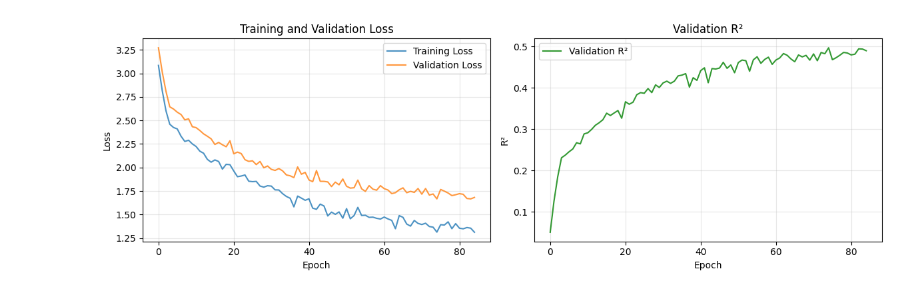
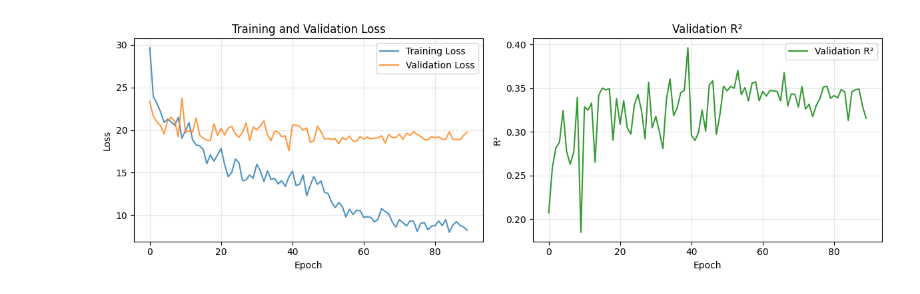
Before and after one commit to Benomin/Approx_Grad_Methoden, a Jupyter notebook: Synthetic Data.ipynb, the cells around one changed output. Drawn from its saved outputs; the diff is of its cells as text; code cells hidden in the pictures.

```diff
--- a/Synthetic Data.ipynb
+++ b/Synthetic Data.ipynb
@@ -329,10 +126,9 @@ from typing import Dict, List, Tuple
 import time
 
 class MLPRegressor(nn.Module):
-    """Multi-layer Perceptron for Regression"""
 
-    def __init__(self, input_dim: int, hidden_dims: List[int] = [64, 32],
-                 dropout_rate: float = 0.2):
+    def __init__(self, input_dim: int = 12, hidden_dims: List[int] = [256,128,64],
+                 dropout_rate: float = 0.4):
         super(MLPRegressor, self).__init__()
 
         layers = []
@@ -347,7 +143,6 @@ class MLPRegressor(nn.Module):
             ])
             prev_dim = hidden_dim
 
-        # Output layer
         layers.append(nn.Linear(prev_dim, 1))
 
         self.network = nn.Sequential(*layers)
@@ -357,7 +152,6 @@ class MLPRegressor(nn.Module):
 
 
 class TorchTrainer:
-    """Trainer class for PyTorch models"""
 
     def __init__(self, model: nn.Module,
                  device: str = None):
@@ -369,7 +163,7 @@ class TorchTrainer:
 
     def prepare_data(self, X: np.ndarray, y: np.ndarray, batch_size: int = 32,
                     shuffle: bool = True) -> DataLoader:
-        """Convert numpy arrays to PyTorch DataLoader"""
+
         X_tensor = torch.FloatTensor(X)
 
         y_tensor = torch.FloatTensor(y)
@@ -378,7 +172,7 @@ class TorchTrainer:
         return DataLoader(dataset, batch_size=batch_size, shuffle=shuffle)
 
     def train_epoch(self, train_loader: DataLoader, optimizer: optim.Optimizer) -> float:
-        """Train for one epoch"""
+
         self.model.train()
         total_loss = 0.0
         num_batches = 0
@@ -386,12 +180,10 @@ class TorchTrainer:
         for X_batch, y_batch in train_loader:
             X_batch, y_batch = X_batch.to(self.device), y_batch.to(self.device)
 
-            # Forward pass
             optimizer.zero_grad()
             outputs = self.model(X_batch)
             loss = self.criterion(outputs, y_batch)
 
-            # Backward pass
             loss.backward()
             optimizer.step()
 
@@ -401,7 +193,7 @@ class TorchTrainer:
         return total_loss / num_batches
 
     def validate(self, val_loader: DataLoader) -> Tuple[float, float]:
-        """Validate the model"""
+
         self.model.eval()
         total_loss = 0.0
         all_preds = []
@@ -428,19 +220,17 @@ class TorchTrainer:
 
     def fit(self, X_train: np.ndarray, y_train: np.ndarray,
             X_val: np.ndarray, y_val: np.ndarray,
-            epochs: int = 100, batch_size: int = 32,
-            lr: float = 0.001, weight_decay: float = 1e-5,
-            patience: int = 10, verbose: bool = True) -> Dict:
-        """Train the model with early stopping"""
+            epochs: int = 300, batch_size: int = 32,
+            lr: float = 0.01, weight_decay: float = 1e-5,
+            patience: int = 50, verbose: bool = True) -> Dict:
 
-        # Prepare data loaders
+
         train_loader = self.prepare_data(X_train, y_train, batch_size, shuffle=True)
         val_loader = self.prepare_data(X_val, y_val, batch_size, shuffle=False)
 
-        # Setup optimizer
-        optimizer = optim.Adam(self.model.parameters(), lr=lr, weight_decay=weight_decay)
+        optimizer = optim.Adam(self.model.parameters(), lr=lr)#, weight_decay=weight_decay)
+        scheduler = torch.optim.lr_scheduler.StepLR(optimizer, step_size=50, gamma=0.2)
 
-        # Training history
         history = {
             'train_loss': [],
             'val_loss': [],
@@ -454,18 +244,18 @@ class TorchTrainer:
         start_time = time.time()
 
         for epoch in range(epochs):
-            # Train
+
             train_loss = self.train_epoch(train_loader, optimizer)
+            scheduler.step()
 
-            # Validate
             val_loss, val_metric = self.validate(val_loader)
 
-            # Update history
+
             history['train_loss'].append(train_loss)
             history['val_loss'].append(val_loss)
             history['val_metric'].append(val_metric)
 
-            # Early stopping check
+
             if val_loss < best_val_loss:
                 best_val_loss = val_loss
                 patience_counter = 0
@@ -478,15 +268,12 @@ class TorchTrainer:
                 print(f"Epoch {epoch+1:3d} | Train Loss: {train_loss:.4f} | "
                       f"Val Loss: {val_loss:.4f} | Val {metric_name}: {val_metric:.4f}")
 
-            # Early stopping
+
             if patience_counter >= patience:
                 if verbose:
                     print(f"Early stopping at epoch {epoch+1}")
                 break
 
-        # Load best model
-        if best_model_state is not None:
-            self.model.load_state_dict(best_model_state)
 
         training_time = time.time() - start_time
 
@@ -496,7 +283,7 @@ class TorchTrainer:
         return history
 
     def predict(self, X: np.ndarray, batch_size: int = 32) -> np.ndarray:
-        """Make predictions"""
+
         self.model.eval()
         test_loader = self.prepare_data(X, np.zeros(len(X)), batch_size, shuffle=False)
 
@@ -511,7 +298,7 @@ class TorchTrainer:
         return np.array(predictions)
 
     def evaluate(self, X: np.ndarray, y: np.ndarray) -> Dict[str, float]:
-        """Evaluate model performance"""
+
         predictions = self.predict(X)
 
         mse = mean_squared_error(y, predictions)
@@ -519,10 +306,9 @@ class TorchTrainer:
         return {"MSE": mse, "R²": r2, "RMSE": np.sqrt(mse)}
 
 def plot_training_history(history: Dict, task_type: str = "regression"):
-    """Plot training history"""
+
     fig, (ax1, ax2) = plt.subplots(1, 2, figsize=(12, 4))
 
-    # Loss plot
     ax1.plot(history['train_loss'], label='Training Loss', alpha=0.8)
     ax1.plot(history['val_loss'], label='Validation Loss', alpha=0.8)
     ax1.set_xlabel('Epoch')
@@ -531,7 +317,6 @@ def plot_training_history(history: Dict, task_type: str = "regression"):
     ax1.legend()
     ax1.grid(True, alpha=0.3)
 
-    # Metric plot
     metric_name = "R²" if task_type == "regression" else "Accuracy"
     ax2.plot(history['val_metric'], label=f'Validation {metric_name}', color='green', alpha=0.8)
     ax2.set_xlabel('Epoch')
@@ -543,32 +328,27 @@ def plot_training_history(history: Dict, task_type: str = "regression"):
     plt.tight_layout()
     plt.show()
 
-# Example usage
+
 if __name__ == "__main__":
-    # Assuming you have the synthetic dataset from the previous code
 
-    # Generate dataset
-    p = 5
-    beta = [1.0, -0.5, 0.8, 0.0, -1.2]
-    generator = SyntheticDataGenerator1(p=p, beta=beta, beta0=0.2)#SyntheticDataGenerator2(p=p, beta=beta, noise_std=0.5)
-    dataset = generator.create_dataset(n=1000, n_test=300, outcome_type="regression", random_state=42)
+    p = 12
+    beta = [-1.0, -2.5, 2.8, 0.0, -1.6, 2.0, 0.5, 2.3, 1.5, -1.75, -1.7,1.9]
+    generator = SyntheticDataGenerator(p=p, beta=beta, beta0=0.25)
+    dataset = generator.create_dataset(n=1000, n_test=300, linear=False)
 
     print("Training PyTorch models on synthetic data...")
 
-    # 2. MLP Model
-    print("\n=== MLP Model ===")
-    mlp_model = MLPRegressor(input_dim=p, hidden_dims=[64, 32], dropout_rate=0.1)
+
+    mlp_model = MLPRegressor(input_dim=p)
     mlp_trainer = TorchTrainer(mlp_model)
 
     mlp_history = mlp_trainer.fit(
         dataset.X_train, dataset.y_train,
         dataset.X_val, dataset.y_val,
-        epochs=100, batch_size=32, lr=0.001
     )
 
     mlp_results = mlp_trainer.evaluate(dataset.X_test, dataset.y_test)
     print(f"MLP Model Test Results: {mlp_results}")
 
-    # Plot training history
     plot_training_history(mlp_history, task_type="regression")
 # %% [output]
@@ -591 +369 @@ MLP Model Test Results: {'MSE': 1.8413192855057445, 'R²': 0.408019651182961, 'R
-[figure, old version]
+[figure, new version]
```
Also changed, not shown: parts of 11 cells of this notebook, 2 other files.
